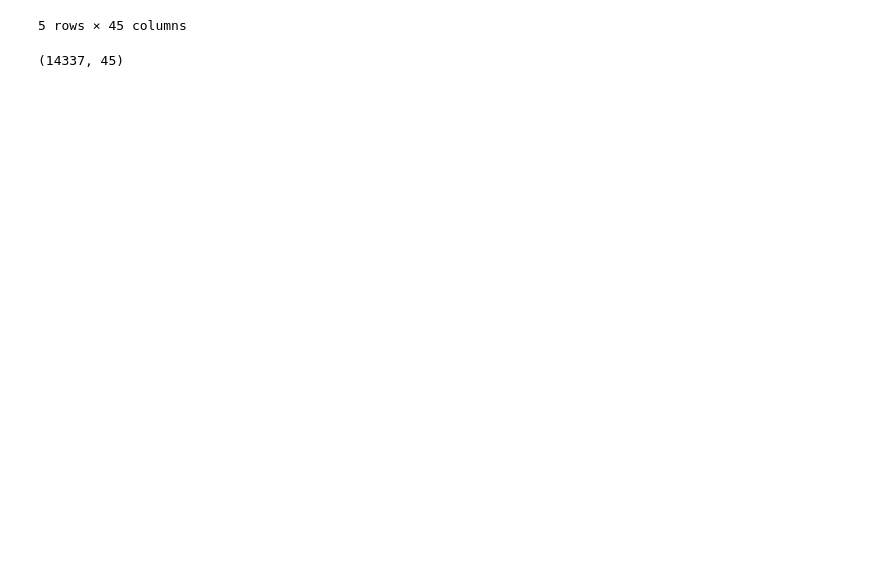
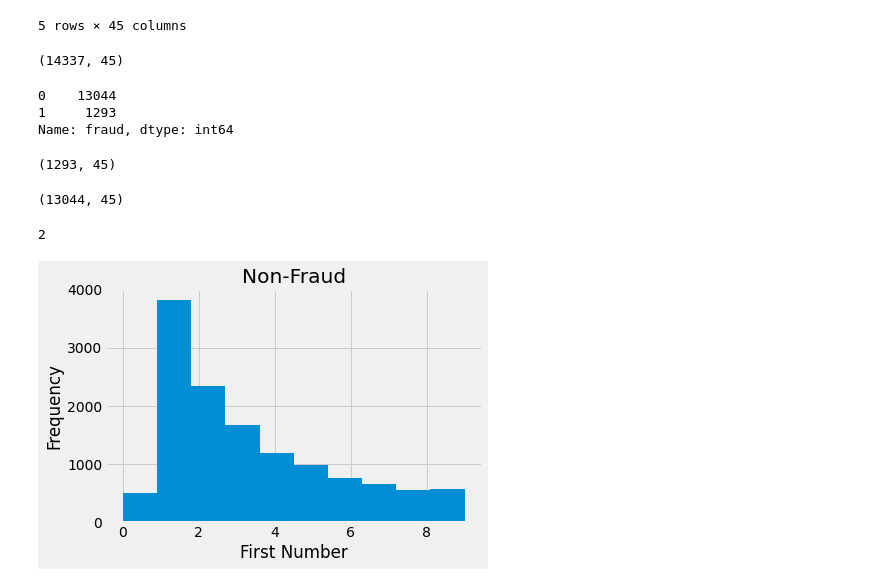
Before and after one commit to nicleong27/Detecting_Fraud, a Jupyter notebook: david_eda.ipynb, the cells around one changed output. Drawn from its saved outputs; the diff is of its cells as text; code cells hidden in the pictures; blank space fills up the shorter version.

```diff
--- a/david_eda.ipynb
+++ b/david_eda.ipynb
@@ -51,8 +52,8 @@ Name: acct_type, dtype: int64
 #df.info()
 # %%
 df['fraud'] = np.where((df.acct_type == 'fraudster_event')
-                       & (df.acct_type == 'fraudster')
-                       & (df.acct_type == 'fraudster_att')
+                       | (df.acct_type == 'fraudster')
+                       | (df.acct_type == 'fraudster_att')
                        , 1
                        , 0
                       )
@@ -69,3 +70,34 @@ df.head()
 df.shape
 # %% [output]
 (14337, 45)
+# %%
+df.fraud.value_counts()
+# %% [output]
+0    13044
+1     1293
+Name: fraud, dtype: int64
+# %%
+df_fraud = df[df.fraud == 1]
+df_fraud.shape
+# %% [output]
+(1293, 45)
+# %%
+df_true = df[df.fraud != 1]
+df_true.shape
+# %% [output]
+(13044, 45)
+# %%
+# Check for Benford's distribution
+body_lengths_true = df_true.body_length.values
+int(str(body_lengths_true[1])[0])
+# %% [output]
+2
+# %%
+body_lengths_true_first = [int(str(x)[0]) for x in body_lengths_true]
+# %%
+plt.hist(body_lengths_true_first)
+plt.ylabel('Frequency')
+plt.xlabel('First Number')
+plt.title('Non-Fraud');
+# %% [output]
+[figure, added]
```
Also changed, not shown: parts of 3 cells of this notebook.
